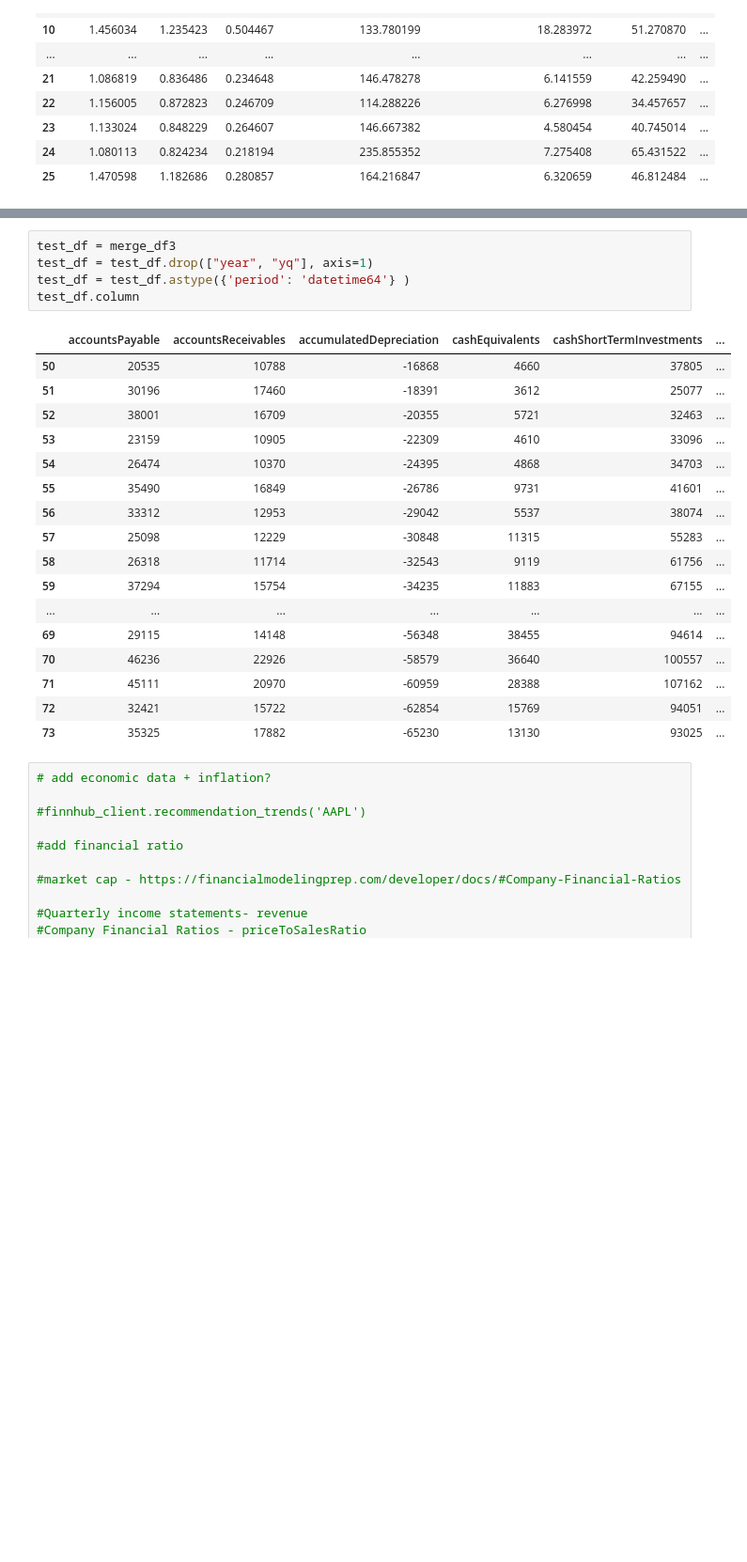
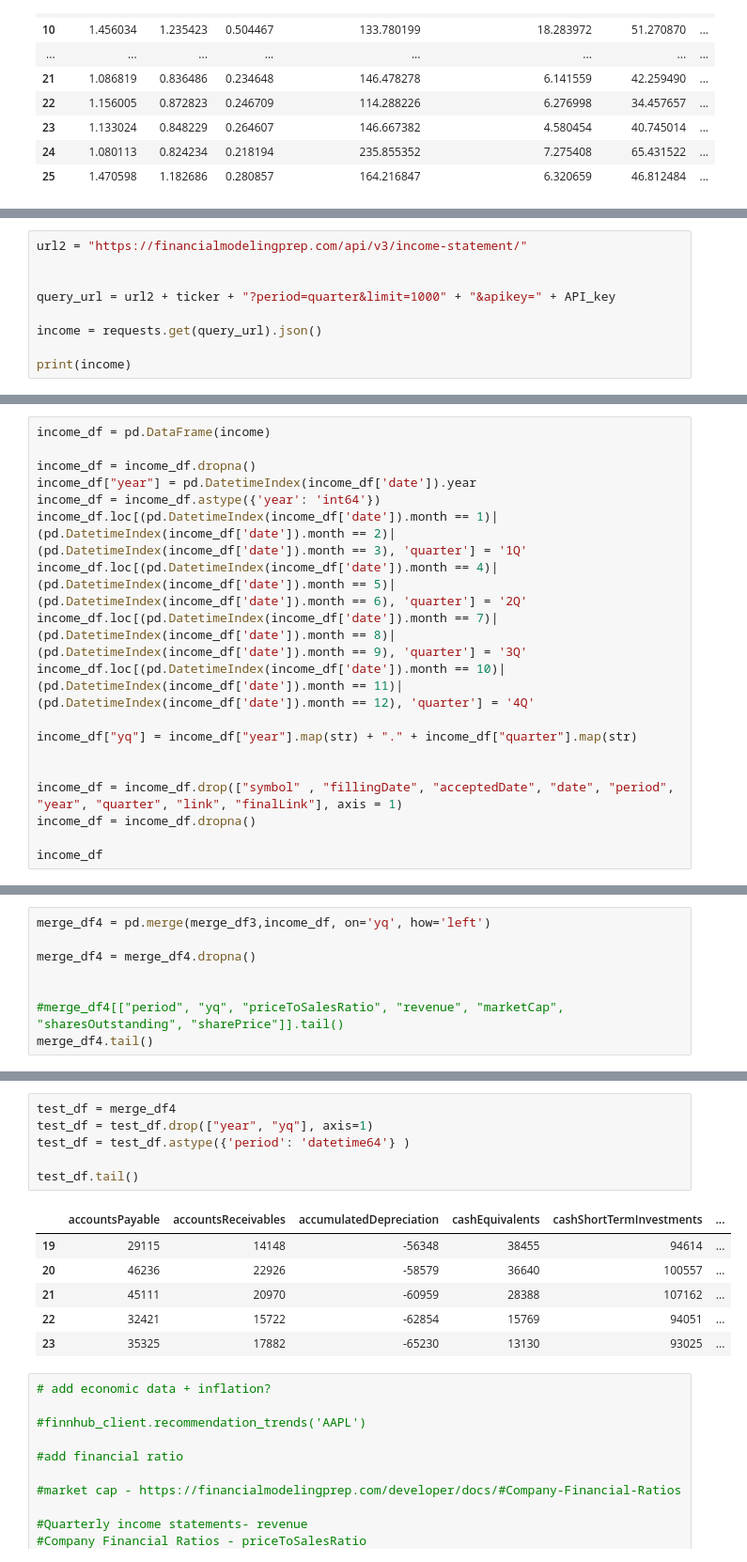
Before and after one commit to doppio-ristretto/Stocks, a Jupyter notebook: data.ipynb, the cells around one changed output, grey strips where cells are left out. Shown at 94% size. Drawn from its saved outputs; the diff is of its cells as text; blank space fills up the shorter version.

Commit message:
added price

```diff
--- a/data.ipynb
+++ b/data.ipynb
@@ -404,3 +393,12 @@ merge_df3
 | 71 | 45111 | 20970 | -60959 | 28388 | 107162 | ... |
 | 72 | 32421 | 15722 | -62854 | 15769 | 94051 | ... |
 | 73 | 35325 | 17882 | -65230 | 13130 | 93025 | ... |
+# %%
+url2 = "https://financialmodelingprep.com/api/v3/income-statement/"
+
+
+query_url = url2 + ticker + "?period=quarter&limit=1000" + "&apikey=" + API_key
+
+income = requests.get(query_url).json()
+
+print(income)
@@ -406,0 +407,18 @@ merge_df3
+# %%
+income_df = pd.DataFrame(income)
+
+income_df = income_df.dropna()
+income_df["year"] = pd.DatetimeIndex(income_df['date']).year
+income_df = income_df.astype({'year': 'int64'})
+income_df.loc[(pd.DatetimeIndex(income_df['date']).month == 1)|(pd.DatetimeIndex(income_df['date']).month == 2)|(pd.DatetimeIndex(income_df['date']).month == 3), 'quarter'] = '1Q'
+income_df.loc[(pd.DatetimeIndex(income_df['date']).month == 4)|(pd.DatetimeIndex(income_df['date']).month == 5)|(pd.DatetimeIndex(income_df['date']).month == 6), 'quarter'] = '2Q'
+income_df.loc[(pd.DatetimeIndex(income_df['date']).month == 7)|(pd.DatetimeIndex(income_df['date']).month == 8)|(pd.DatetimeIndex(income_df['date']).month == 9), 'quarter'] = '3Q'
+income_df.loc[(pd.DatetimeIndex(income_df['date']).month == 10)|(pd.DatetimeIndex(income_df['date']).month == 11)|(pd.DatetimeIndex(income_df['date']).month == 12), 'quarter'] = '4Q'
+
+income_df["yq"] = income_df["year"].map(str) + "." + income_df["quarter"].map(str)
+
+
+income_df = income_df.drop(["symbol" , "fillingDate", "acceptedDate", "date", "period", "year", "quarter", "link", "finalLink"], axis = 1)
+income_df = income_df.dropna()
+
+income_df
@@ -406,0 +439,8 @@ merge_df3
+# %%
+merge_df4 = pd.merge(merge_df3,income_df, on='yq', how='left')
+
+merge_df4 = merge_df4.dropna()
+
+
+#merge_df4[["period", "yq", "priceToSalesRatio", "revenue", "marketCap", "sharesOutstanding", "sharePrice"]].tail()
+merge_df4.tail()
@@ -407,26 +527,16 @@ merge_df3
 # %%
-test_df = merge_df3
+test_df = merge_df4
 test_df = test_df.drop(["year", "yq"], axis=1)
 test_df = test_df.astype({'period': 'datetime64'} )
-test_df.column
+
+test_df.tail()
 # %% [output]
 |  | accountsPayable | accountsReceivables | accumulatedDepreciation | cashEquivalents | cashShortTermInvestments | ... |
-| 50 | 20535 | 10788 | -16868 | 4660 | 37805 | ... |
-| 51 | 30196 | 17460 | -18391 | 3612 | 25077 | ... |
-| 52 | 38001 | 16709 | -20355 | 5721 | 32463 | ... |
-| 53 | 23159 | 10905 | -22309 | 4610 | 33096 | ... |
-| 54 | 26474 | 10370 | -24395 | 4868 | 34703 | ... |
-| 55 | 35490 | 16849 | -26786 | 9731 | 41601 | ... |
-| 56 | 33312 | 12953 | -29042 | 5537 | 38074 | ... |
-| 57 | 25098 | 12229 | -30848 | 11315 | 55283 | ... |
-| 58 | 26318 | 11714 | -32543 | 9119 | 61756 | ... |
-| 59 | 37294 | 15754 | -34235 | 11883 | 67155 | ... |
-| ... | ... | ... | ... | ... | ... | ... |
-| 69 | 29115 | 14148 | -56348 | 38455 | 94614 | ... |
-| 70 | 46236 | 22926 | -58579 | 36640 | 100557 | ... |
-| 71 | 45111 | 20970 | -60959 | 28388 | 107162 | ... |
-| 72 | 32421 | 15722 | -62854 | 15769 | 94051 | ... |
-| 73 | 35325 | 17882 | -65230 | 13130 | 93025 | ... |
+| 19 | 29115 | 14148 | -56348 | 38455 | 94614 | ... |
+| 20 | 46236 | 22926 | -58579 | 36640 | 100557 | ... |
+| 21 | 45111 | 20970 | -60959 | 28388 | 107162 | ... |
+| 22 | 32421 | 15722 | -62854 | 15769 | 94051 | ... |
+| 23 | 35325 | 17882 | -65230 | 13130 | 93025 | ... |
 # %%
 # add economic data + inflation?
 
```
Also changed, not shown: parts of 7 cells of this notebook.
